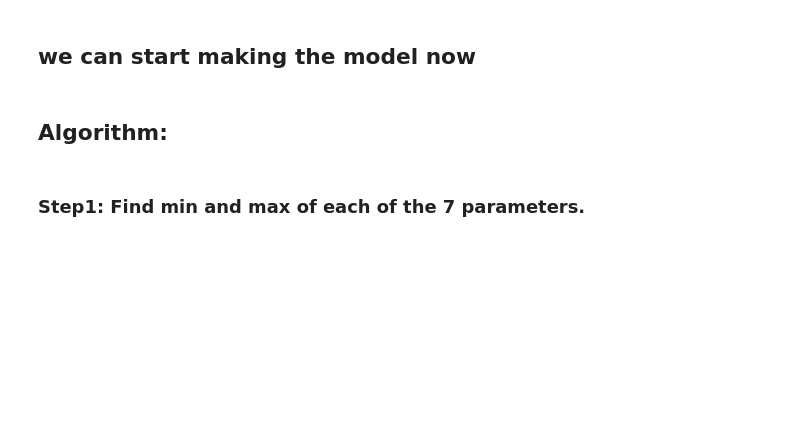
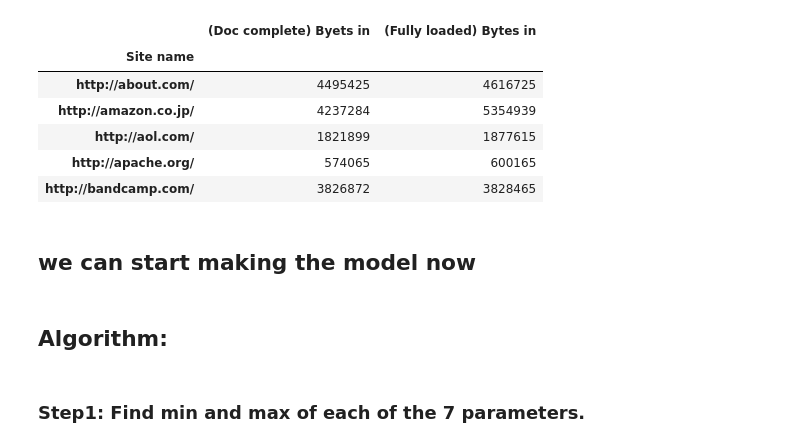
Before and after one commit to kirubeltadesse/Webpageranking, a Jupyter notebook: model.ipynb, the cells around one changed output. Saved outputs shown, nothing was run; the diff lists cells and outputs as text; code cells hidden in the pictures; blank space fills up the shorter version.

```diff
--- a/model.ipynb
+++ b/model.ipynb
@@ -128,3 +142,13 @@ dfnew = table(df)
+# %%
+byets.head()
+# %% [output]
+|  | (Doc complete) Byets in | (Fully loaded) Bytes in |
+| Site name |  |  |
+| http://about.com/ | 4495425 | 4616725 |
+| http://amazon.co.jp/ | 4237284 | 5354939 |
+| http://aol.com/ | 1821899 | 1877615 |
+| http://apache.org/ | 574065 | 600165 |
+| http://bandcamp.com/ | 3826872 | 3828465 |
 # %%
 # dfnew.to_csv('./bokeh_app/data/formatetop200.csv')
 # %% [markdown]
```
Also changed, not shown: parts of 8 cells of this notebook, 6 other files.
